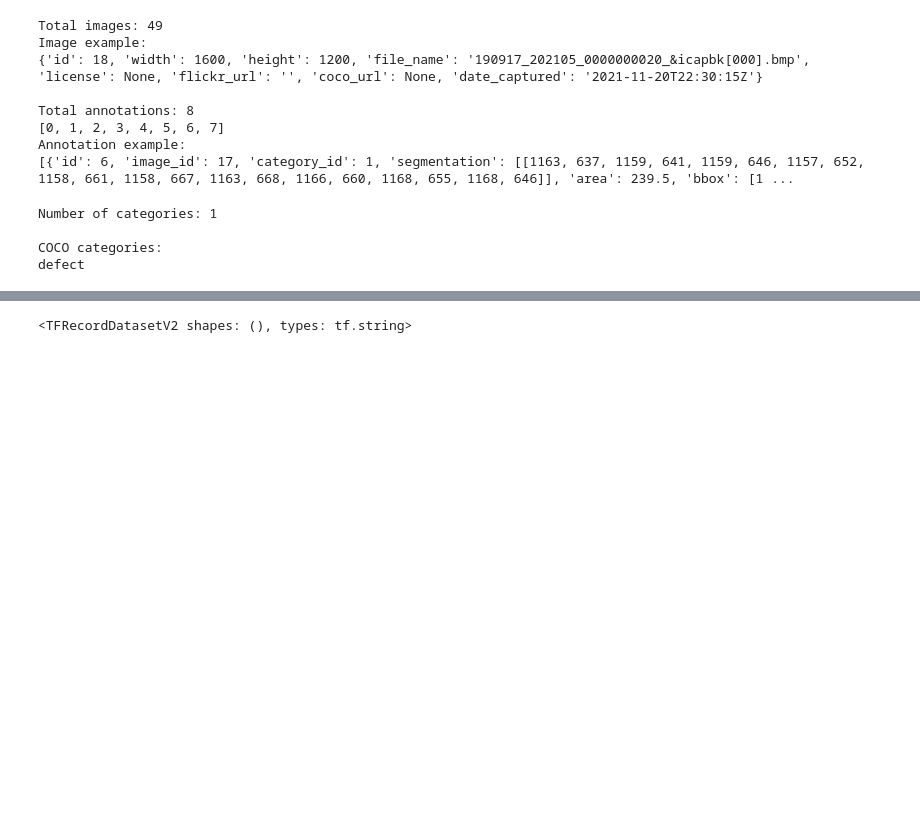
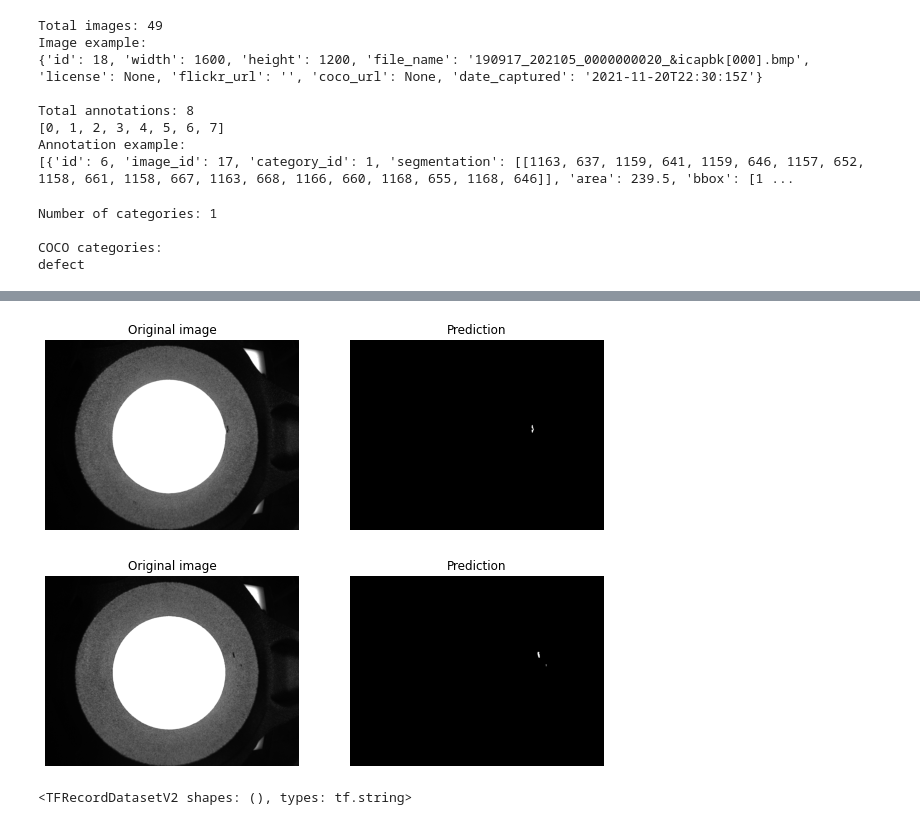
Before and after one commit to josebravogarcia/DeepLearning, a Jupyter notebook: tutorials/importar_labeling.ipynb, the cells around one changed output, grey strips where cells are left out. Saved outputs shown, nothing was run; the diff lists cells and outputs as text; code cells hidden in the pictures; blank space fills up the shorter version.

```diff
--- a/tutorials/importar_labeling.ipynb
+++ b/tutorials/importar_labeling.ipynb
@@ -155,3 +152,44 @@ visualize(15)
+# %%
+def load_images_mask(img_id):
+  img_descriptor = coco.loadImgs(img_id)
+  file_name = img_descriptor[0]['file_name']
+
+  img = io.imread(file_name)
+
+  gt_ann_ids = coco.getAnnIds(imgIds=[img_id])
+  gt_anns = coco.loadAnns(gt_ann_ids)
+
+
+  mask = coco.annToMask(gt_anns[0])
+  for i in range(len(gt_anns)):
+    mask += coco.annToMask(gt_anns[i])
+
+  return img, mask
+
+
+def plot_images_mask(img_id):
+  x_img, y_img = load_images_mask(img_id)
+
+
+
+  plt.subplot(1, 2, 1)
+  plt.imshow(x_img, cmap='gray')
+  plt.title('Original image')
+  plt.axis('off')
+
+  plt.subplot(1, 2, 2)
+  plt.imshow(y_img, cmap='gray')
+  plt.title('Prediction')
+  plt.axis('off')
+
+  plt.show()
+# %%
+for i in range(14, 16):
+  plt.figure(figsize=(10, 10))
+  plot_images_mask(i)
+# %% [output]
+[figure, added]
+[figure, added]
 # %%
 filenames = ['default.tfrecord']
 raw_dataset = tf.data.TFRecordDataset(filenames)
```
Also changed, not shown: parts of 3 cells of this notebook.
